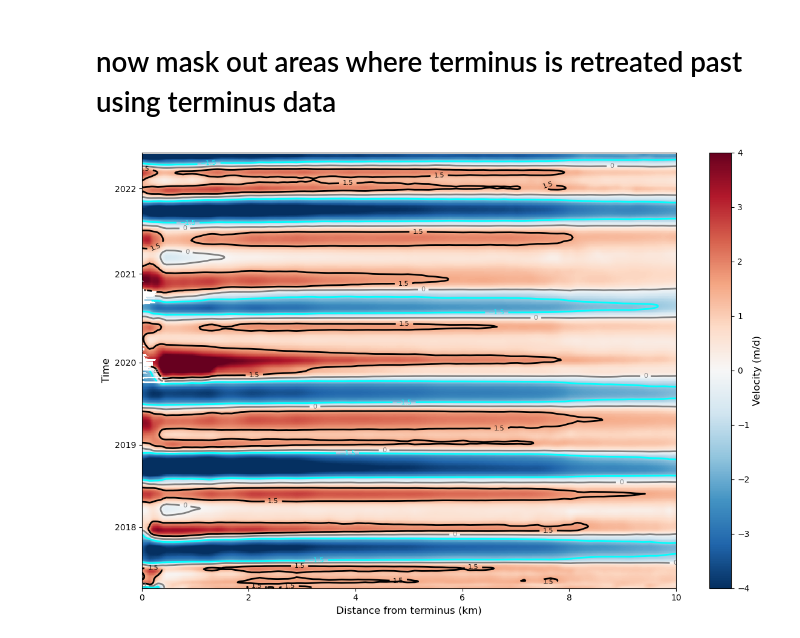
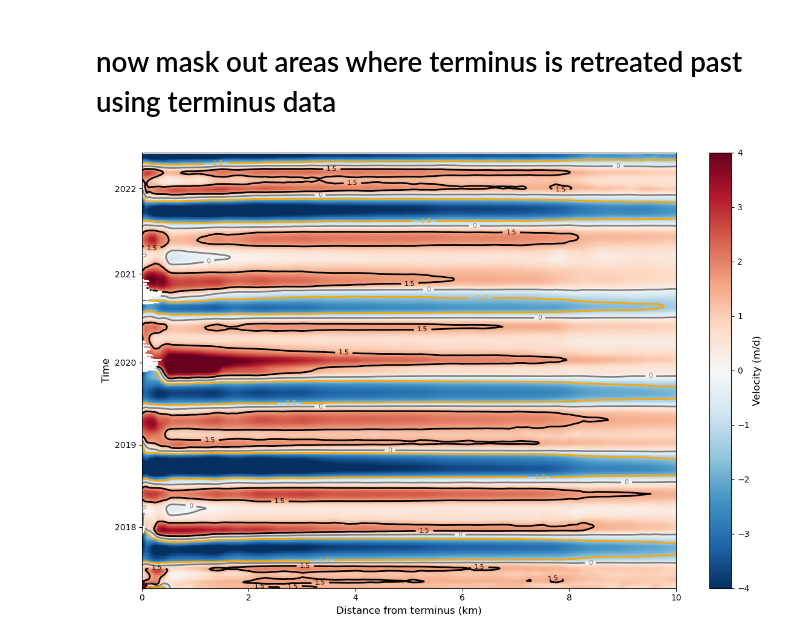
Before and after one commit to pohlan/Hubbard2024, a Jupyter notebook: make_paper_figures/Figures_seasonal_and_hovmoller.ipynb, the cells around one changed output. Drawn from its saved outputs; the diff is of its cells as text; code cells hidden in the pictures.

Commit message:
update flowline to extend farther

```diff
--- a/make_paper_figures/Figures_seasonal_and_hovmoller.ipynb
+++ b/make_paper_figures/Figures_seasonal_and_hovmoller.ipynb
@@ -547,7 +547,22 @@ term = gpd.read_file("./data/Hubbard_terminus_2017_2022.gpkg")
 term = term.to_crs("EPSG:3413")
 
 # Load the flowline where we extract the velocities
-flowline = pd.read_csv('./data/flowline_5_dense.csv')
+flowline = pd.read_csv('./data/flowline_5_extended.csv')
+
+# Make GeoDataFrame in original CRS
+flowline = gpd.GeoDataFrame(
+    flowline,
+    geometry=gpd.points_from_xy(flowline["x"], flowline["y"]),
+    crs="EPSG:32607"
+)
+# Reproject
+flowline = flowline.to_crs("EPSG:3413")
+
+# Extract projected coordinates
+flowline = pd.DataFrame({
+    "x": flowline.geometry.x,
+    "y": flowline.geometry.y
+})
 
 # Load the velocity dataset
 ds = xr.load_dataset("./data/velocity_Radar_2026.nc")
@@ -573,6 +588,7 @@ time_period = time[date_mask]
 
 # Calculate distance along flowline
 flowline_x = flowline['x'].values
+
 flowline_y = flowline['y'].values
 dx = np.diff(flowline_x)
 dy = np.diff(flowline_y)
@@ -589,7 +605,7 @@ x_dense = np.interp(distances_dense, distances, flowline_x)
 y_dense = np.interp(distances_dense, distances, flowline_y)
 
 # Distance from terminus
-distances_from_terminus = distances_dense[-1] - distances_dense
+distances_from_terminus = distances_dense
 
 # extract terminus position along flowline
 terminus_times = pd.to_datetime(term["Date"], format="%Y-%m-%d")
@@ -599,6 +615,7 @@ flow_pts = gpd.GeoSeries(
     gpd.points_from_xy(x_dense, y_dense),
     crs=term.crs
 )
+
 for geom in term.geometry:
     if geom is None or geom.is_empty:
         terminus_pos.append(np.nan)
@@ -637,7 +654,6 @@ for t in range(n_times):
 
 # Find columns (flowline points) that are not all NaN
 valid_cols = ~np.all(np.isnan(velocity_profile), axis=0)
-
 
 velocity_profile_filtered = velocity_profile[:, valid_cols]/365.25 # m/d
 mean_velocity = np.nanmean(velocity_profile_filtered,axis=0)
@@ -681,7 +697,7 @@ cs_zero = ax.contour(X, Y, Z_masked,
 
 cs_neg = ax.contour(X, Y, Z_masked,
                     levels=[-1.5],
-                    colors='cyan',
+                    colors='orange',
                     linestyles='-',
                     linewidths=2)
 
@@ -693,31 +709,31 @@ ax.clabel(cs_neg, inline=True, fontsize=8)
 ax.set_xlabel('Distance from terminus (km)', fontsize=12)
 ax.set_xlim([0,10])
 
 ax.set_ylabel('Time', fontsize=12)
 
 # Find closest date to January 1st for each year
 years = sorted(set(time_period.year))
 jan1_indices = []
 for year in years:
     target_date = pd.Timestamp(f'{year}-01-01')
     # Find closest date to Jan 1st of this year
     time_diff = np.abs(time_period - target_date)
     closest_idx = np.argmin(time_diff)
     jan1_indices.append(closest_idx)
 
 ax.set_yticks(jan1_indices)
 ax.set_yticklabels([str(year) for year in years])
 
 # Remove first 2 y-ticks
 ax.set_yticks(jan1_indices[2:])
 ax.set_yticklabels([str(year) for year in years[2:]])
 
 # Colorbar
 cb = plt.colorbar(im, ax=ax)
 cb.set_label('Velocity (m/d)', fontsize=12)
 
 plt.tight_layout()
 plt.savefig('hovmoller.png')
 plt.show()
 # %% [output]
-[figure, old version]
+[figure, new version]
```
Also changed, not shown: 2 other files.
